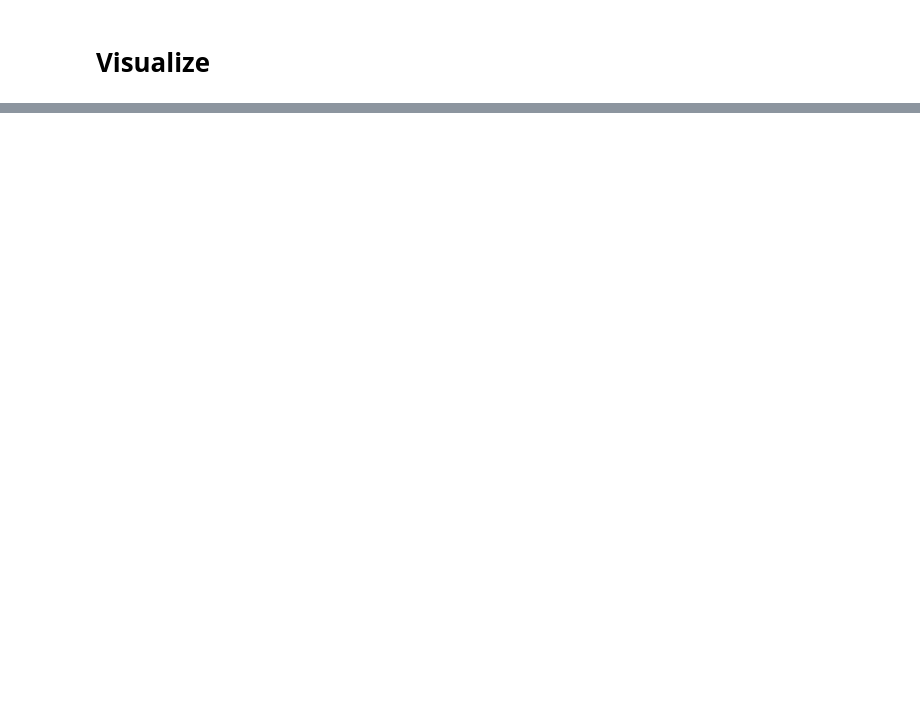
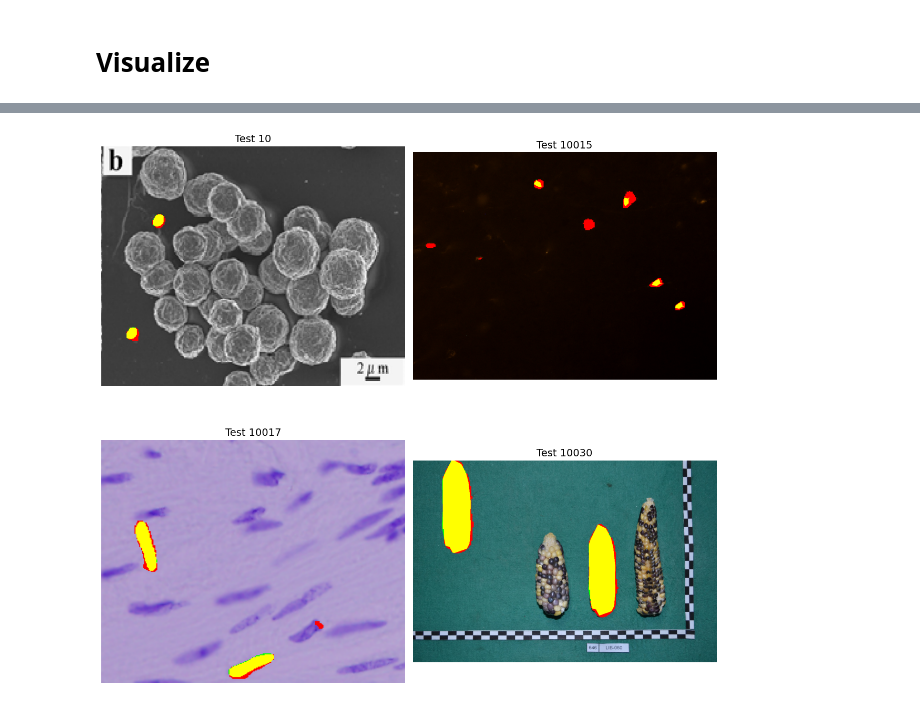
Before and after one commit to sdsdsdsdaf/Recod.ai, a Jupyter notebook: Recod_ai_SimpleUNet.ipynb, the cells around one changed output, grey strips where cells are left out. Cells and saved outputs as stored; diff of their text form; code cells hidden in the pictures; blank space fills up the shorter version.

```diff
--- a/Recod_ai_SimpleUNet.ipynb
+++ b/Recod_ai_SimpleUNet.ipynb
@@ -910,2 +1127,73 @@ KeyboardInterrupt:
 # %% [markdown]
 # **Visualize**
+# %%
+import matplotlib.pyplot as plt
+
+predictions = predict(model, paths['train_forged'], DEVICE, IMG_SIZE, max_size=4)
+sample_ids = list(predictions.keys())[:4]
+
+fig, axes = plt.subplots(2, 2, figsize=(12, 12))
+axes = axes.flatten()
+
+for i, case_id in enumerate(sample_ids):
+    case_id = str(case_id)
+    base_dir = paths['train_forged']
+
+    # 지원할 확장자 목록
+    extensions = [".jpg", ".png", ".jpeg"]
+    mask_path = os.path.join(paths['train_masks'], f"{case_id}.npy")
+    mask_true = np.load(mask_path)
+
+    # 존재하는 확장자 찾기
+    img_path = None
+    for ext in extensions:
+        candidate = os.path.join(base_dir, f"{case_id}{ext}")
+        if os.path.exists(candidate):
+            img_path = candidate
+            break
+    if img_path is None:
+        print(f"Image for case_id {case_id} not found.")
+        continue
+
+    print("[DEBUG] Predictions Counts of semicolun: ", predictions[case_id].count(';') + 1)
+    mask_list = mask_to_instances(mask_true)
+    mask_rle = rle_encode(mask_list)
+    print(f"[DEBUG] Ground Truth RLE Length for case_id {case_id}: ",mask_rle.count(';') + 1)
+
+    img = cv2.imread(img_path)
+    img_rgb = cv2.cvtColor(img, cv2.COLOR_BGR2RGB)
+
+    # GT (정답 마스크)
+    gt_path = os.path.join(paths['train_masks'], f"{case_id}.npy")
+    gt = np.load(gt_path)
+    if gt.ndim == 3:
+        gt = gt.max(axis=0)
+
+    # RLE decode
+    pred_str = predictions[str(case_id)]
+    if pred_str == "authentic":
+        pred_mask = np.zeros_like(gt)
+    else:
+        masks = [rle_decode(x, shape=gt.shape) for x in pred_str.split(';')]
+        pred_mask = np.clip(np.sum(masks, axis=0), 0, 1)
+
+    # 오버레이
+    overlay = img_rgb.copy()
+    overlay[(gt > 0) & (pred_mask == 0)] = [0, 255, 0]      # 정답만 있는 곳 (초록)
+    overlay[(pred_mask > 0) & (gt == 0)] = [255, 0, 0]      # 예측만 있는 곳 (빨강)
+    overlay[(pred_mask > 0) & (gt > 0)] = [255, 255, 0]     # 겹치는 곳 (노랑)
+
+    axes[i].imshow(overlay)
+    axes[i].set_title(f"Train {case_id}", fontsize=14)
+    axes[i].axis("off")
+
+    # 시각화
+    axes[i].imshow(overlay)
+    axes[i].set_title(f"Test {case_id}", fontsize=14)
+    axes[i].axis('off')
+
+
+
+plt.tight_layout()
+plt.show()
+# %% [output]
@@ -911,0 +1212 @@ KeyboardInterrupt:
+[figure, added]
```
Also changed, not shown: parts of 12 cells of this notebook, 7 other files.
